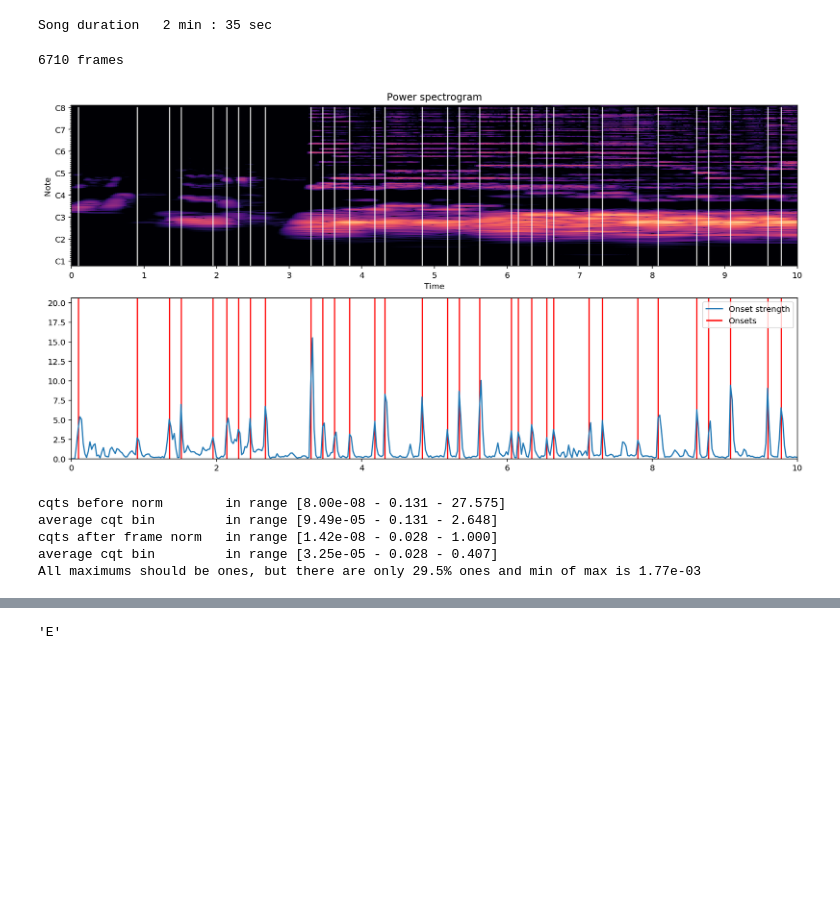
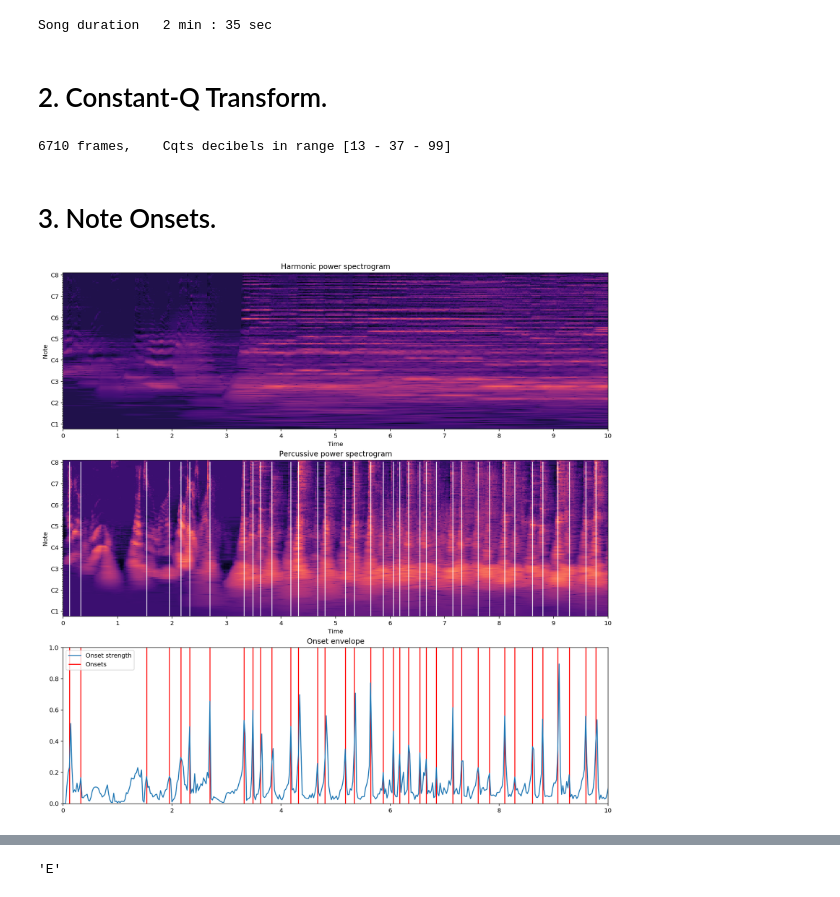
Before and after one commit to BShakhovsky/PolyphonicPianoTranscription, a Jupyter notebook: 3 Piano Audio to Midi.ipynb, the cells around one changed output, grey strips where cells are left out. Drawn from its saved outputs; the diff is of its cells as text; code cells hidden in the pictures; blank space fills up the shorter version.

```diff
--- a/3 Piano Audio to Midi.ipynb
+++ b/3 Piano Audio to Midi.ipynb
@@ -18,69 +19,48 @@ Using TensorFlow backend.
 # %%
 songName = './Test songs/Big Bill Broonzy & Chas Segar - Key to the Highway (Cover by Rog Bates).mp3'
-harmMargin, nBins, nFrames = 4, 5, 5
+nBins, nFrames = 4, 7
 
 song = lbr.effects.trim(lbr.load(songName)[0])[0]
 songLen = int(lbr.get_duration(song))
 print('Song duration\t{} min : {} sec'.format(songLen // 60, songLen % 60))
 # %% [output]
 Song duration   2 min : 35 sec
-# %%
-songHarm = lbr.effects.harmonic(song, margin=harmMargin)
-cqts = lbr.magphase(lbr.cqt(songHarm, fmin=lbr.note_to_hz('A0'), n_bins=88*nBins, bins_per_octave=12*nBins))[0]
-print(cqts.shape[1], 'frames')
-# %% [output]
-6710 frames
+# %% [markdown]
+# 2. Constant-Q Transform.
+# %%
+cqtsHarm, cqtsPerc = lbr.decompose.hpss(lbr.amplitude_to_db(lbr.magphase(lbr.cqt(
+    song, fmin=lbr.note_to_hz('A0'), n_bins=88*nBins, bins_per_octave=12*nBins))[0], ref=np.min))
+#, kernel_size=(3, int(31 * 88 * nBins / len(lbr.fft_frequencies()) // 2 * 2 + 1)))
+
+assert 0 <= cqtsHarm.min() < 15 and 20 < cqtsHarm.mean() < 45 and 70 < cqtsHarm.max() < 100
+print(cqtsHarm.shape[1], 'frames,', end='\t')
+print('Cqts decibels in range [{:.0f} - {:.0f} - {:.0f}]'.format(cqtsHarm.min(), cqtsHarm.mean(), cqtsHarm.max()))
+# %% [output]
+6710 frames,    Cqts decibels in range [13 - 37 - 99]
+# %% [markdown]
+# 3. Note Onsets.
 # %%
-plt.figure(figsize=(16, 8))
-ax1 = plt.subplot(2, 1, 1)
-plt.title('Power spectrogram')
-specshow(lbr.amplitude_to_db(cqts, ref=np.max), x_axis='time', y_axis='cqt_note',
-         fmin=lbr.note_to_hz('A0'), bins_per_octave=12*nBins)
+plt.figure(figsize=(16, 16))
+ax1 = plt.subplot(3, 1, 1)
+plt.title('Harmonic power spectrogram')
+specshow(cqtsHarm, x_axis='time', y_axis='cqt_note', fmin=lbr.note_to_hz('A0'), bins_per_octave=12*nBins)
 
-o_env, frames = lbr.onset.onset_strength(song), lbr.onset.onset_detect(song)
-times = lbr.frames_to_time(range(len(o_env)))
+ax2 = plt.subplot(3, 1, 2)
+plt.title('Percussive power spectrogram')
+specshow(cqtsPerc, x_axis='time', y_axis='cqt_note', fmin=lbr.note_to_hz('A0'), bins_per_octave=12*nBins)
+
+o_env = lbr.onset.onset_strength(S=cqtsPerc)
+frames, times = lbr.onset.onset_detect(onset_envelope=o_env), lbr.frames_to_time(range(len(o_env)))
 plt.vlines(times[frames], lbr.note_to_hz('A0'), lbr.note_to_hz('C8'), color='w', alpha=.8)
 
-ax2 = plt.subplot(2, 1, 2)
+ax3 = plt.subplot(3, 1, 3)
+plt.title('Onset envelope')
 plt.plot(times, o_env, label='Onset strength')
 plt.vlines(times[frames], 0, o_env.max(), color='r', label='Onsets')
 plt.legend()
 plt.ylim(0, o_env.max())
 
-for a in [ax1, ax2]: a.set_xlim(0, 10)
+for a in [ax1, ax2, ax3]: a.set_xlim(0, 10)
 # %% [output]
-[figure, old version]
+[figure, new version]
-# %%
-print('cqts before norm\tin range [{:.2e} - {:.3f} - {:.3f}]'.format(cqts.min(), cqts.mean(), cqts.max()))
-cqtBin = cqts.mean(1)
-assert cqtBin.shape == (88 * nBins,)
-print('average cqt bin\t\tin range [{:.2e} - {:.3f} - {:.3f}]'.format(cqtBin.min(), cqtBin.mean(), cqtBin.max()))
-
-cqts /= cqts.max(0, keepdims=True)
-# Ideally there should only be one cqt=1 per frame after normalization, but there may be slightly more
-numOnesRatio = cqts.shape[1] / len(np.hstack([(c == 1).nonzero()[0] for c in cqts.T]))
-assert (.999 < numOnesRatio <= 1)
-assert numOnesRatio == 1
-
-print('cqts after frame norm\tin range [{:.2e} - {:.3f} - {:.3f}]'.format(cqts.min(), cqts.mean(), cqts.max()))
-cqtBin = cqts.mean(1)
-assert cqtBin.shape == (88 * nBins,)
-print('average cqt bin\t\tin range [{:.2e} - {:.3f} - {:.3f}]'.format(cqtBin.min(), cqtBin.mean(), cqtBin.max()))
-
-# Not using batch norm, even though:
-maxBins = cqts.max(1)
-assert maxBins.shape == (440,)
-print('All maximums should be ones, but there are only {:.1%} ones and min of max is {:.2e}'.format(
-    maxBins[maxBins == 1].sum() / len(maxBins), maxBins.min()))
-
-assert cqts.min() > 0
-cqts = np.vstack([np.zeros((nFrames // 2, cqts.shape[0]), cqts.dtype), cqts.T,
-                  np.zeros((nFrames // 2, cqts.shape[0]), cqts.dtype)])
-cqts = np.array([cqts[range(f, f + nFrames)] for f in range(len(cqts) - nFrames + 1)])
-# %% [output]
-cqts before norm        in range [8.00e-08 - 0.131 - 27.575]
-average cqt bin         in range [9.49e-05 - 0.131 - 2.648]
-cqts after frame norm   in range [1.42e-08 - 0.028 - 1.000]
-average cqt bin         in range [3.25e-05 - 0.028 - 0.407]
-All maximums should be ones, but there are only 29.5% ones and min of max is 1.77e-03
 # %% [markdown]
```
Also changed, not shown: parts of 15 cells of this notebook, 3 other files.
